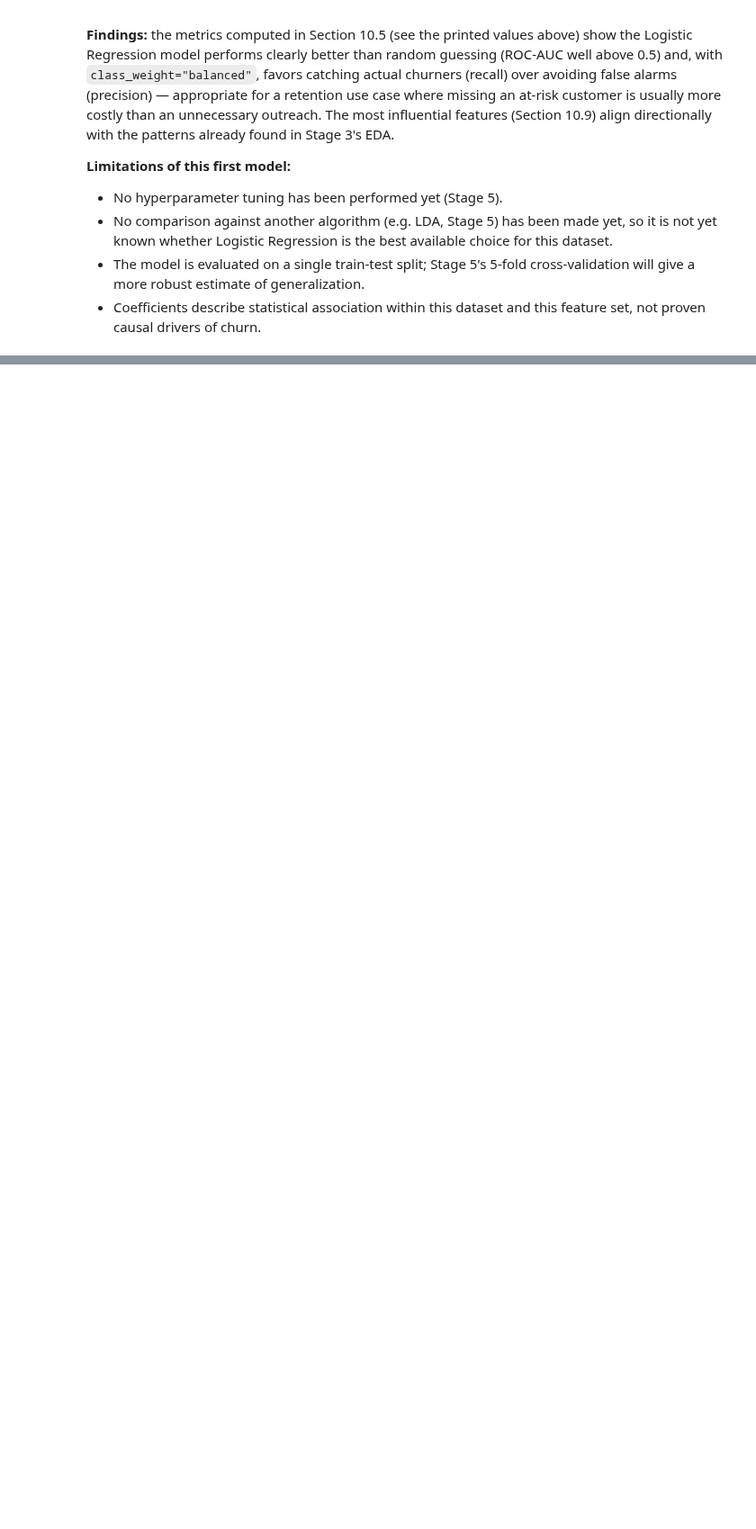
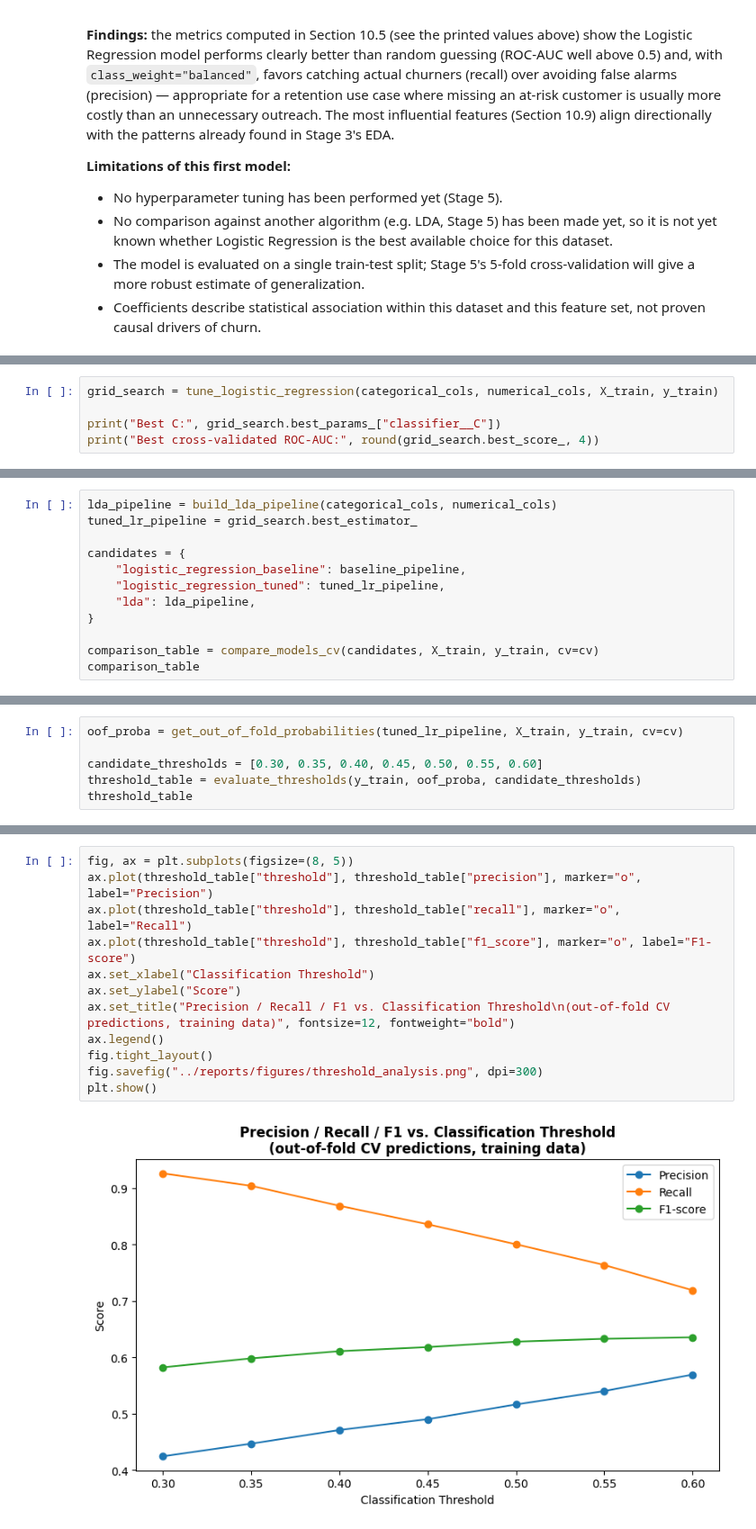
Before and after one commit to hs5495498-collab/-Customer-Churn-Prediction, a Jupyter notebook: notebooks/churn_analysis.ipynb, the cells around one changed output, grey strips where cells are left out. Shown at 90% size. Cells and saved outputs as stored; diff of their text form; blank space fills up the shorter version.

Commit message:
Implement model validation and hyperparameter tuning

```diff
--- a/notebooks/churn_analysis.ipynb
+++ b/notebooks/churn_analysis.ipynb
@@ -1158,0 +1300,5 @@ directionally with the patterns already found in Stage 3's EDA.
+# %%
+grid_search = tune_logistic_regression(categorical_cols, numerical_cols, X_train, y_train)
+
+print("Best C:", grid_search.best_params_["classifier__C"])
+print("Best cross-validated ROC-AUC:", round(grid_search.best_score_, 4))
@@ -1158,0 +1366,12 @@ directionally with the patterns already found in Stage 3's EDA.
+# %%
+lda_pipeline = build_lda_pipeline(categorical_cols, numerical_cols)
+tuned_lr_pipeline = grid_search.best_estimator_
+
+candidates = {
+    "logistic_regression_baseline": baseline_pipeline,
+    "logistic_regression_tuned": tuned_lr_pipeline,
+    "lda": lda_pipeline,
+}
+
+comparison_table = compare_models_cv(candidates, X_train, y_train, cv=cv)
+comparison_table
@@ -1158,0 +1429,6 @@ directionally with the patterns already found in Stage 3's EDA.
+# %%
+oof_proba = get_out_of_fold_probabilities(tuned_lr_pipeline, X_train, y_train, cv=cv)
+
+candidate_thresholds = [0.30, 0.35, 0.40, 0.45, 0.50, 0.55, 0.60]
+threshold_table = evaluate_thresholds(y_train, oof_proba, candidate_thresholds)
+threshold_table
@@ -1158,0 +1444,14 @@ directionally with the patterns already found in Stage 3's EDA.
+# %%
+fig, ax = plt.subplots(figsize=(8, 5))
+ax.plot(threshold_table["threshold"], threshold_table["precision"], marker="o", label="Precision")
+ax.plot(threshold_table["threshold"], threshold_table["recall"], marker="o", label="Recall")
+ax.plot(threshold_table["threshold"], threshold_table["f1_score"], marker="o", label="F1-score")
+ax.set_xlabel("Classification Threshold")
+ax.set_ylabel("Score")
+ax.set_title("Precision / Recall / F1 vs. Classification Threshold\n(out-of-fold CV predictions, training data)", fontsize=12, fontweight="bold")
+ax.legend()
+fig.tight_layout()
+fig.savefig("../reports/figures/threshold_analysis.png", dpi=300)
+plt.show()
+# %% [output]
+[figure, added]
```
Also changed, not shown: parts of 29 cells of this notebook, 5 other files.
